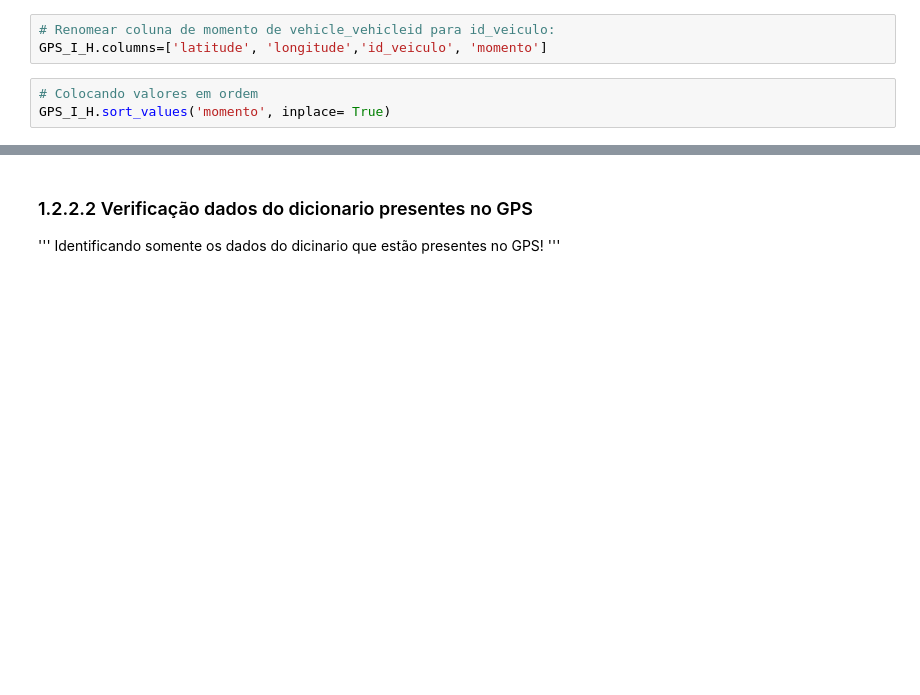
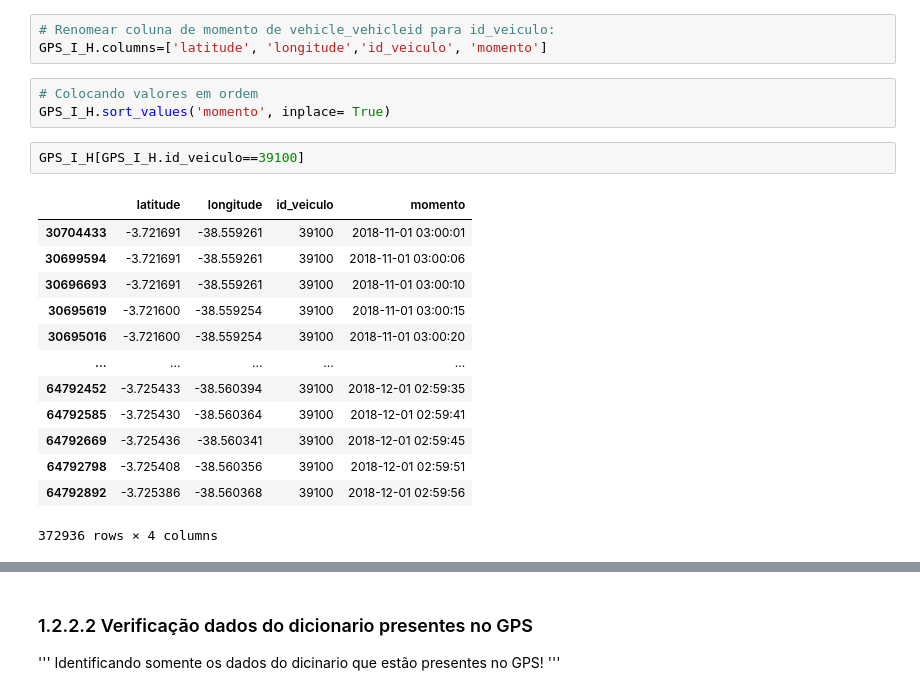
Before and after one commit to claudiobatista005/rotinas_iniciacao_cientifica, a Jupyter notebook: tratamento_banco_relacional_transporte_publico.ipynb, the cells around one changed output, grey strips where cells are left out. Drawn from its saved outputs; the diff is of its cells as text; blank space fills up the shorter version.

```diff
--- a/tratamento_banco_relacional_transporte_publico.ipynb
+++ b/tratamento_banco_relacional_transporte_publico.ipynb
@@ -199,3 +338,19 @@ GPS_I_H.columns=['latitude', 'longitude','id_veiculo', 'momento']
 # %%
 # Colocando valores em ordem
 GPS_I_H.sort_values('momento', inplace= True)
+# %%
+GPS_I_H[GPS_I_H.id_veiculo==39100]
+# %% [output]
+|  | latitude | longitude | id_veiculo | momento |
+| 30704433 | -3.721691 | -38.559261 | 39100 | 2018-11-01 03:00:01 |
+| 30699594 | -3.721691 | -38.559261 | 39100 | 2018-11-01 03:00:06 |
+| 30696693 | -3.721691 | -38.559261 | 39100 | 2018-11-01 03:00:10 |
+| 30695619 | -3.721600 | -38.559254 | 39100 | 2018-11-01 03:00:15 |
+| 30695016 | -3.721600 | -38.559254 | 39100 | 2018-11-01 03:00:20 |
+| ... | ... | ... | ... | ... |
+| 64792452 | -3.725433 | -38.560394 | 39100 | 2018-12-01 02:59:35 |
+| 64792585 | -3.725430 | -38.560364 | 39100 | 2018-12-01 02:59:41 |
+| 64792669 | -3.725436 | -38.560341 | 39100 | 2018-12-01 02:59:45 |
+| 64792798 | -3.725408 | -38.560356 | 39100 | 2018-12-01 02:59:51 |
+| 64792892 | -3.725386 | -38.560368 | 39100 | 2018-12-01 02:59:56 |
+372936 rows × 4 columns
```
Also changed, not shown: parts of 27 cells of this notebook.
